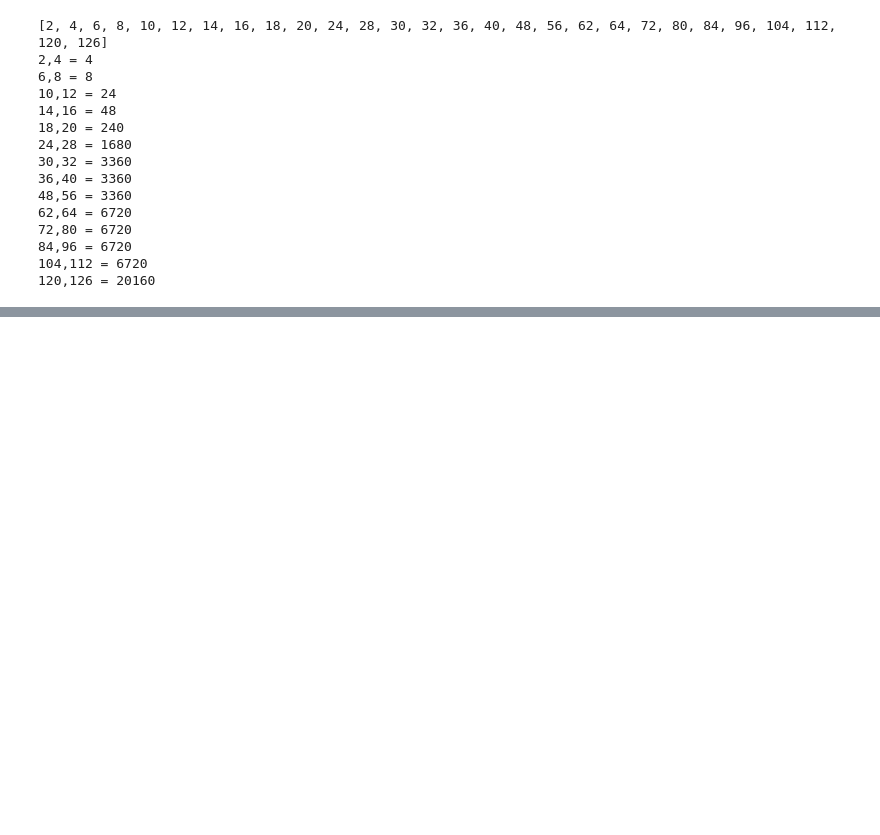
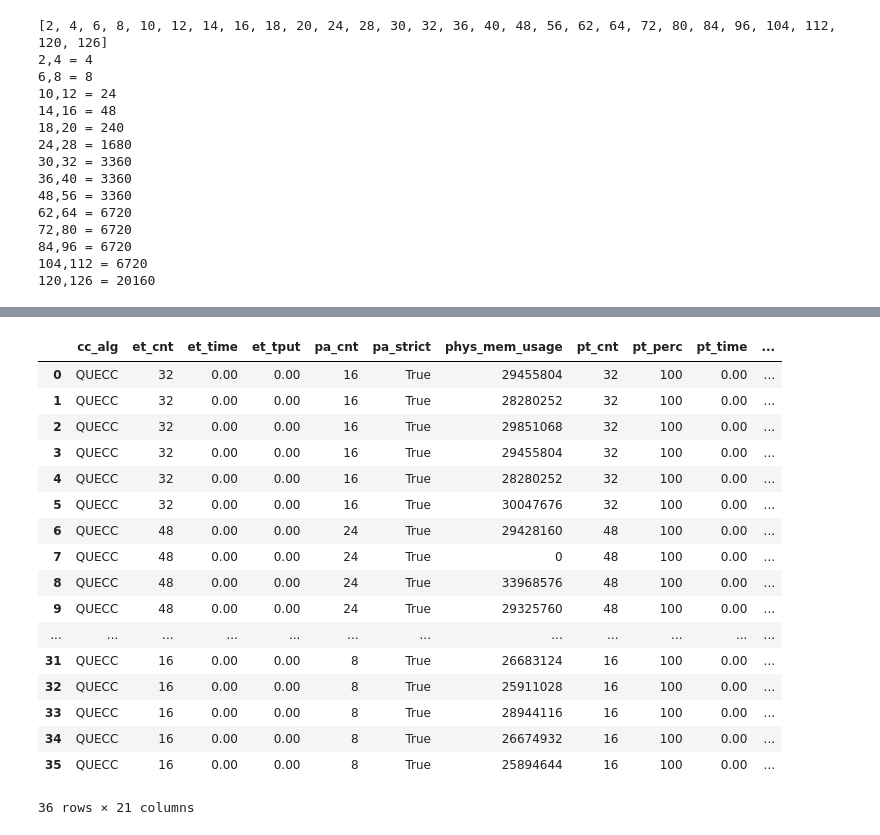
Before and after one commit to qadahtm/deneva, a Jupyter notebook: pynb/QueCC.ipynb, the cells around one changed output, grey strips where cells are left out. Saved outputs shown, nothing was run; the diff lists cells and outputs as text; code cells hidden in the pictures; blank space fills up the shorter version.

Commit message:
QueCC pipelined and unpipelined working

```diff
--- a/pynb/QueCC.ipynb
+++ b/pynb/QueCC.ipynb
@@ -515,15 +515,15 @@ def parse_directory(directory):
 
     #         nodemal mode
             if (comm_strat == 'NOCOMSTRAT'):
-                if (cc_alg == 'QUECC'):
+                if (cc_alg == 'QUECC' and q_pipelined):
                     data['worker_cnt'].append(int(e_data['g_thread_cnt'])*2)
                 else:
-                    data['worker_cnt'].append(int(e_data['g_thread_cnt']+1))
+                    data['worker_cnt'].append(int(e_data['g_thread_cnt']))
 
-            if (cc_alg == 'QUECC'):
+            if (cc_alg == 'QUECC' and q_pipelined):
                 data['worker_cnt'].append(pt_cnt+et_cnt)
             else:
-                data['worker_cnt'].append(int(e_data['g_thread_cnt'])+1)
+                data['worker_cnt'].append(int(e_data['g_thread_cnt']))
 
 
             #fixed-mode
@@ -2123,0 +2271,21 @@ plt.subplots_adjust(top=0.92, bottom=0.08, left=0.10, right=0.95, hspace=0.25,
+# %%
+df_ycsb_quecc_M64
+# %% [output]
+|  | cc_alg | et_cnt | et_time | et_tput | pa_cnt | pa_strict | phys_mem_usage | pt_cnt | pt_perc | pt_time | ... |
+| 0 | QUECC | 32 | 0.00 | 0.00 | 16 | True | 29455804 | 32 | 100 | 0.00 | ... |
+| 1 | QUECC | 32 | 0.00 | 0.00 | 16 | True | 28280252 | 32 | 100 | 0.00 | ... |
+| 2 | QUECC | 32 | 0.00 | 0.00 | 16 | True | 29851068 | 32 | 100 | 0.00 | ... |
+| 3 | QUECC | 32 | 0.00 | 0.00 | 16 | True | 29455804 | 32 | 100 | 0.00 | ... |
+| 4 | QUECC | 32 | 0.00 | 0.00 | 16 | True | 28280252 | 32 | 100 | 0.00 | ... |
+| 5 | QUECC | 32 | 0.00 | 0.00 | 16 | True | 30047676 | 32 | 100 | 0.00 | ... |
+| 6 | QUECC | 48 | 0.00 | 0.00 | 24 | True | 29428160 | 48 | 100 | 0.00 | ... |
+| 7 | QUECC | 48 | 0.00 | 0.00 | 24 | True | 0 | 48 | 100 | 0.00 | ... |
+| 8 | QUECC | 48 | 0.00 | 0.00 | 24 | True | 33968576 | 48 | 100 | 0.00 | ... |
+| 9 | QUECC | 48 | 0.00 | 0.00 | 24 | True | 29325760 | 48 | 100 | 0.00 | ... |
+| ... | ... | ... | ... | ... | ... | ... | ... | ... | ... | ... | ... |
+| 31 | QUECC | 16 | 0.00 | 0.00 | 8 | True | 26683124 | 16 | 100 | 0.00 | ... |
+| 32 | QUECC | 16 | 0.00 | 0.00 | 8 | True | 25911028 | 16 | 100 | 0.00 | ... |
+| 33 | QUECC | 16 | 0.00 | 0.00 | 8 | True | 28944116 | 16 | 100 | 0.00 | ... |
+| 34 | QUECC | 16 | 0.00 | 0.00 | 8 | True | 26674932 | 16 | 100 | 0.00 | ... |
+| 35 | QUECC | 16 | 0.00 | 0.00 | 8 | True | 25894644 | 16 | 100 | 0.00 | ... |
+36 rows × 21 columns
```
Also changed, not shown: parts of 4 cells of this notebook, 9 other files.
